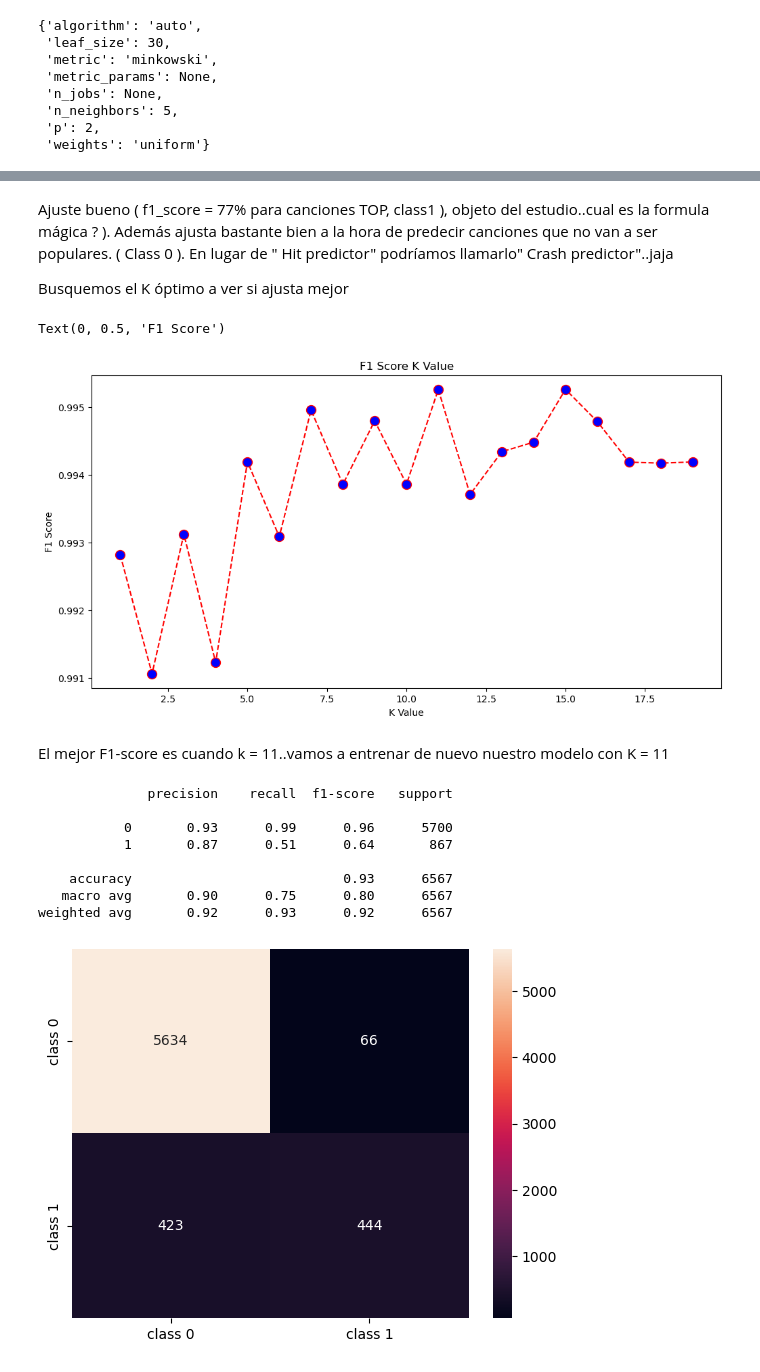
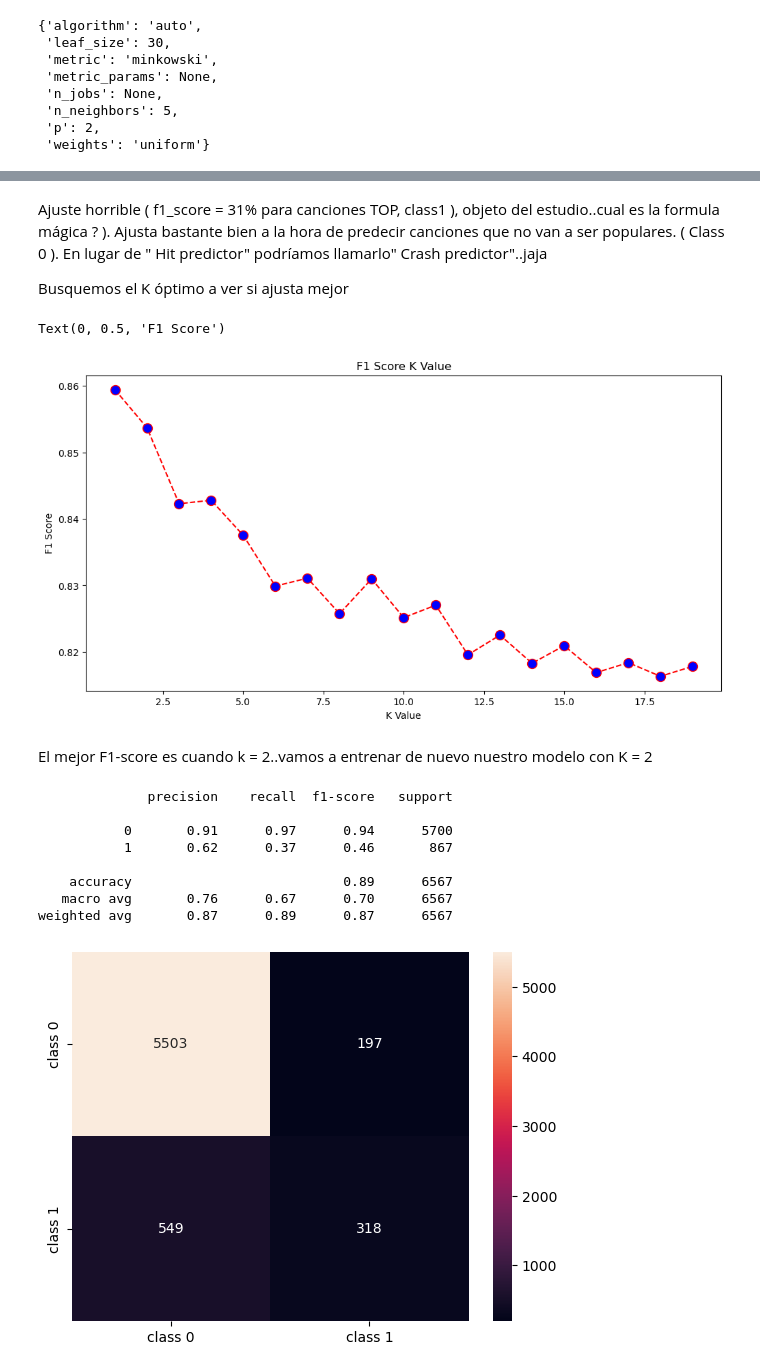
Before and after one commit to Llapi7/Final_Project_It_Academy, a Jupyter notebook: Hit predictor.ipynb, the cells around one changed output, grey strips where cells are left out. Saved outputs shown, nothing was run; the diff lists cells and outputs as text; code cells hidden in the pictures.

```diff
--- a/Hit predictor.ipynb
+++ b/Hit predictor.ipynb
@@ -340,8 +340,8 @@ Con estos subsets " entrenaremos " al modelo .
 Definimos 'X' e 'y' (target).
 Hacemos la división train test
 # %%
-# Asignamos la variable target
-X = df.drop(['control'], axis=1)
+# Asignamos la variable target, sacamos track_popularity una vez ya tenemos la columna control, no afectase al entreno.
+X = df.drop(['control','track_popularity'], axis=1)
 y = df['control']
 # %%
 y.value_counts()
@@ -399,11 +399,11 @@ param_grid = {'algorithm': ['auto'],
             'p': [2,3,4],
                 'weights': ['uniform']}
 # %%
- RandomizedSearchCV y fit()del modelo KNN
+# RandomizedSearchCV y fit()del modelo KNN
 
-#grid_search1 = RandomizedSearchCV(knn, param_grid, n_iter=20, cv=5, verbose = 2, scoring='accuracy', n_jobs=-1)
+grid_search1 = RandomizedSearchCV(knn, param_grid, n_iter=20, cv=5, verbose = 2, scoring='accuracy', n_jobs=-1)
 
 
 
-#grid_search1.fit(X_train_scaled, y_train)
-#grid_search1.best_params_
+grid_search1.fit(X_train_scaled, y_train)
+grid_search1.best_params_
@@ -437,6 +445,6 @@ weighted avg       0.94      0.94      0.94      6567
 # %% [markdown]
-Ajuste bueno ( f1_score = 77%  para canciones TOP, class1 ), objeto del estudio..cual es la formula mágica ? ).
-Además ajusta bastante bien a la hora de predecir canciones que no van a ser populares. ( Class 0 ).
+Ajuste horrible ( f1_score = 31%  para canciones TOP, class1 ), objeto del estudio..cual es la formula mágica ? ).
+Ajusta bastante bien a la hora de predecir canciones que no van a ser populares. ( Class 0 ).
 En lugar de " Hit predictor" podríamos llamarlo" Crash predictor"..jaja
 
 
@@ -465,30 +473,30 @@ plt.xlabel('K Value')
 plt.ylabel('F1 Score')
 # %% [output]
 Text(0, 0.5, 'F1 Score')
-[figure, old version]
+[figure, new version]
 # %% [markdown]
-El mejor F1-score es cuando k = 11..vamos a entrenar de nuevo nuestro modelo con K = 11
+El mejor F1-score es cuando k = 2..vamos a entrenar de nuevo nuestro modelo con K = 2
 # %%
-clf11 = KNeighborsClassifier(n_neighbors=11)
-clf11.fit(X_train_scaled, y_train)
-y_pred11 = clf11.predict(X_test_scaled)
-print(classification_report(y_test, y_pred11))
+clf2 = KNeighborsClassifier(n_neighbors=2)
+clf2.fit(X_train_scaled, y_train)
+y_pred2 = clf2.predict(X_test_scaled)
+print(classification_report(y_test, y_pred2))
 # %% [output]
               precision    recall  f1-score   support
 
-           0       0.93      0.99      0.96      5700
-           1       0.87      0.51      0.64       867
+           0       0.91      0.97      0.94      5700
+           1       0.62      0.37      0.46       867
 
-    accuracy                           0.93      6567
-   macro avg       0.90      0.75      0.80      6567
-weighted avg       0.92      0.93      0.92      6567
+    accuracy                           0.89      6567
+   macro avg       0.76      0.67      0.70      6567
+weighted avg       0.87      0.89      0.87      6567
 # %%
 # Adding classes names for better interpretation
 classes_names = ['class 0','class 1']
-cm = pd.DataFrame(confusion_matrix(y_test, y_pred11),
+cm = pd.DataFrame(confusion_matrix(y_test, y_pred2),
                   columns=classes_names, index = classes_names)
 
 # Seaborn heatmap
 sns.heatmap(cm, annot=True, fmt='d');
 # %% [output]
-[figure, old version]
+[figure, new version]
```
Also changed, not shown: parts of 69 cells of this notebook.
